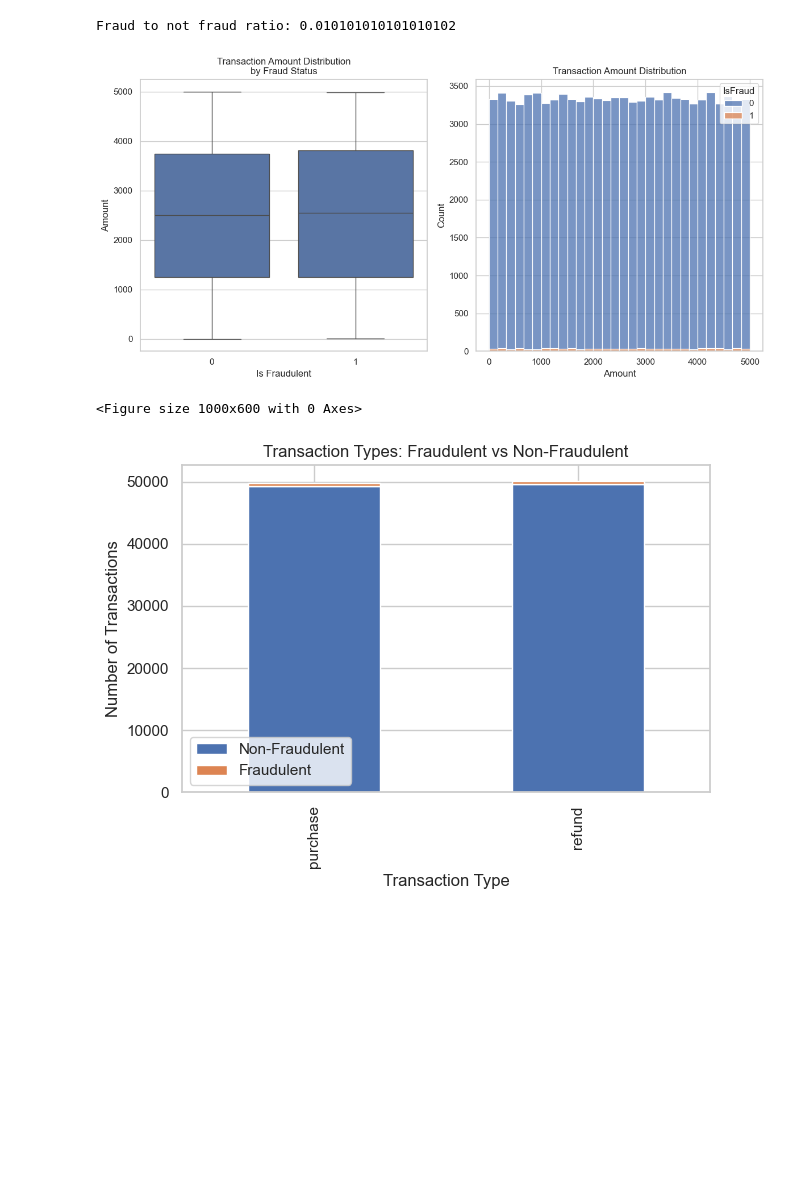
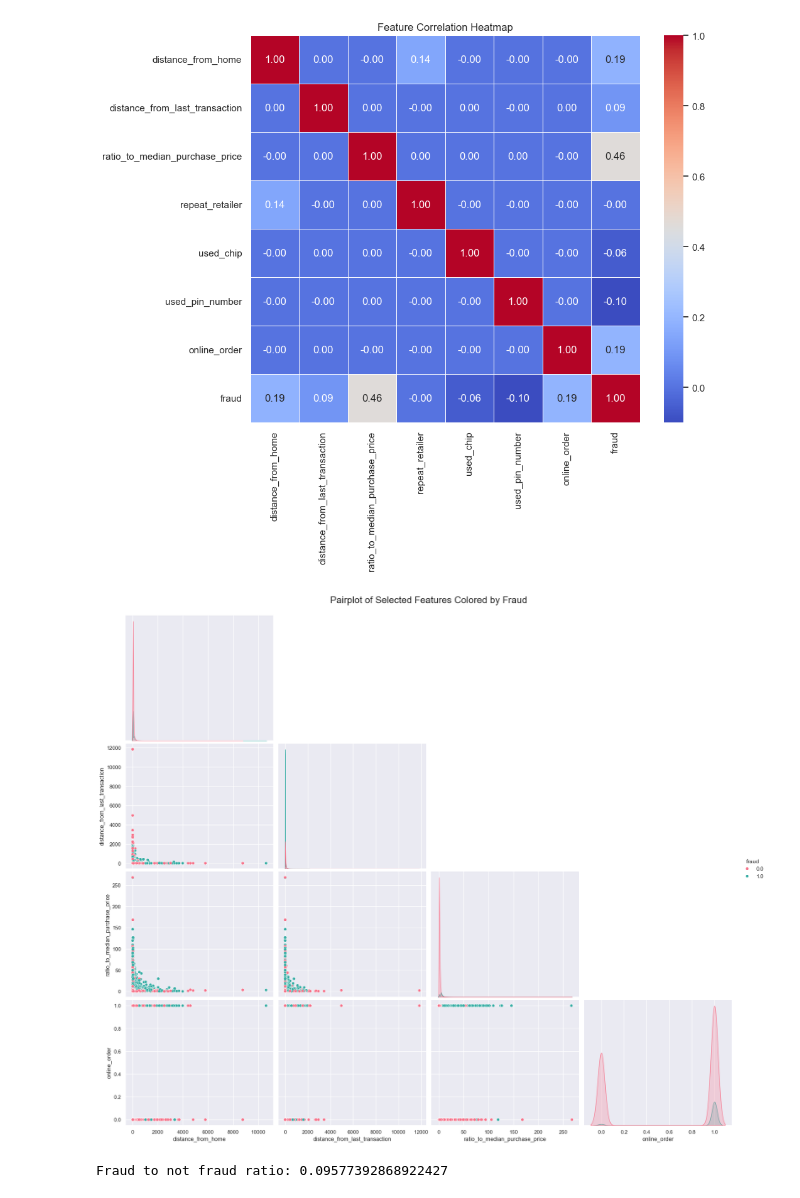
Before and after one commit to ran-extern/credit_card_fraud_detection, a Jupyter notebook: src/preprocessing.ipynb, the cells around one changed output. Drawn from its saved outputs; the diff is of its cells as text; code cells hidden in the pictures; blank space fills up the shorter version.

```diff
--- a/src/preprocessing.ipynb
+++ b/src/preprocessing.ipynb
@@ -101,4 +113,45 @@ draw_fraud_distribution(raw_data,'fraud_distribution')
+# %%
+# Let's create a correlation heatmap and pairplot for deeper understanding
+
+def plot_correlation_and_pairplot(data: pd.DataFrame) -> None:
+    '''
+    Plot correlation heatmap and pairplot to understand feature relationships
+    :param data: pd.DataFrame, contains the data
+    :return: None
+    '''
+
+    # 1. Correlation heatmap
+    plt.figure(figsize=(10, 8))
+    corr = data.corr()
+    sns.heatmap(corr, annot=True, cmap='coolwarm', fmt=".2f", linewidths=0.5)
+    plt.title('Feature Correlation Heatmap')
+    plt.savefig('../assets/figures/correlation_heatmap.png')
+    plt.show()
+
+    # 2. Pairplot
+    plt.figure(figsize=(14, 14))
+    selected_features = ['distance_from_home', 'distance_from_last_transaction', 'ratio_to_median_purchase_price','online_order', 'fraud']
+    pairplot = sns.pairplot(
+        data[selected_features],
+        hue='fraud',
+        palette='husl',
+        diag_kind='kde',
+        corner=True,
+        height=4,
+        aspect=1.2   # width/height ratio
+    )
+
+    pairplot.fig.suptitle('Pairplot of Selected Features Colored by Fraud', y=1.02, fontsize=20)
+
+    pairplot.fig.savefig('../assets/figures/pairplot.png')
+
+    plt.show()
+# %%
+plot_correlation_and_pairplot(raw_data)
+# %% [output]
+[figure, added]
+[figure, added]
 # %%
-print(f"Fraud to not fraud ratio: {(raw_data['IsFraud']==1).sum()/(raw_data['IsFraud']==0).sum()}")
+print(f"Fraud to not fraud ratio: {(raw_data['fraud']==1).sum()/(raw_data['fraud']==0).sum()}")
 # %% [output]
-Fraud to not fraud ratio: 0.010101010101010102
+Fraud to not fraud ratio: 0.09577392868922427
@@ -130,4 +157,0 @@ def plot_amount_distribution(data:pd.DataFrame)->None:
-# %%
-plot_amount_distribution(raw_data)
-# %% [output]
-[figure, removed]
@@ -156,5 +157,0 @@ def plot_transaction_type_analysis(data:pd.DataFrame)->None:
-# %%
-plot_transaction_type_analysis(raw_data)
-# %% [output]
-<Figure size 1000x600 with 0 Axes>
-[figure, removed]
```
Also changed, not shown: parts of 15 cells of this notebook, 24 other files.
